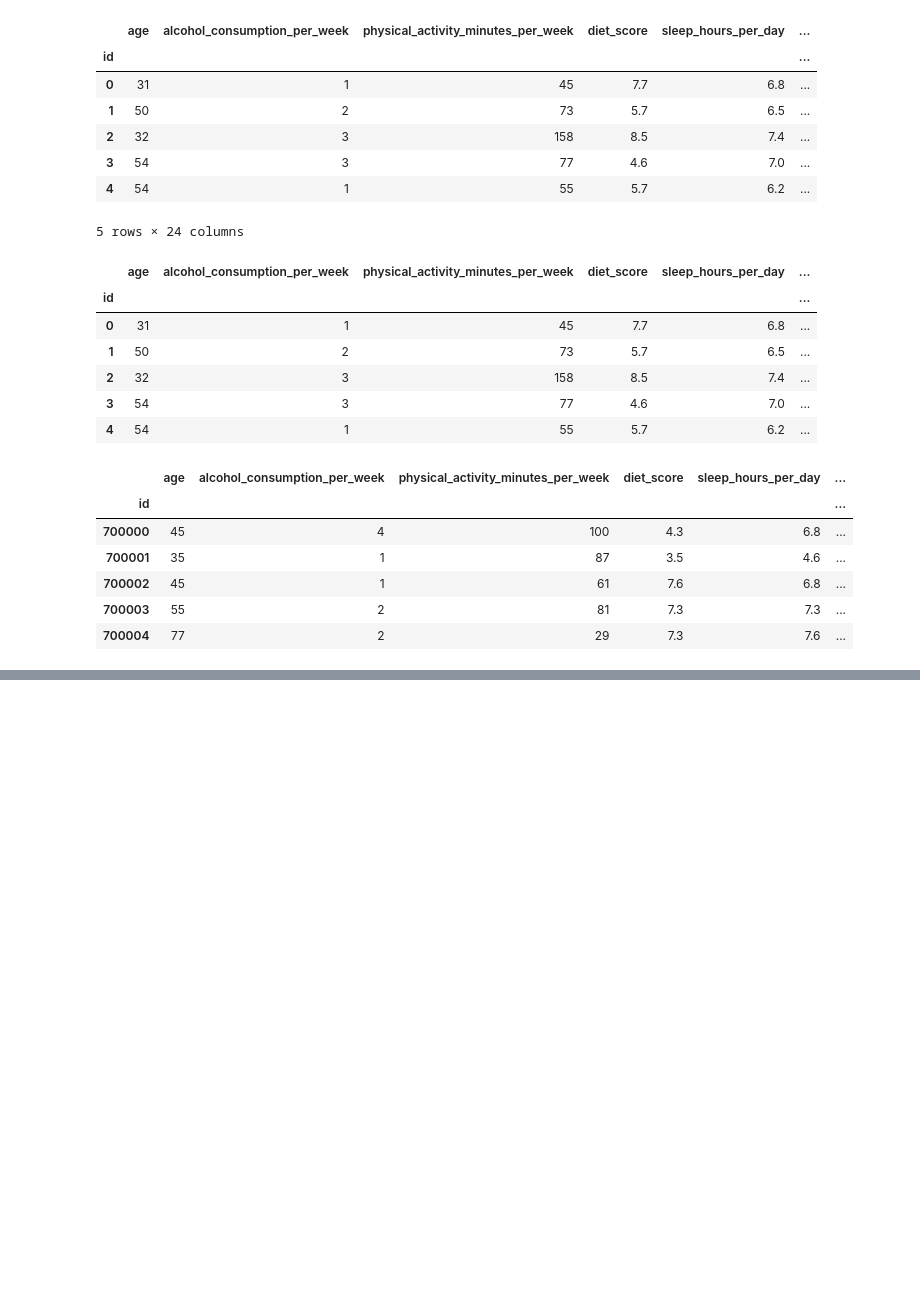
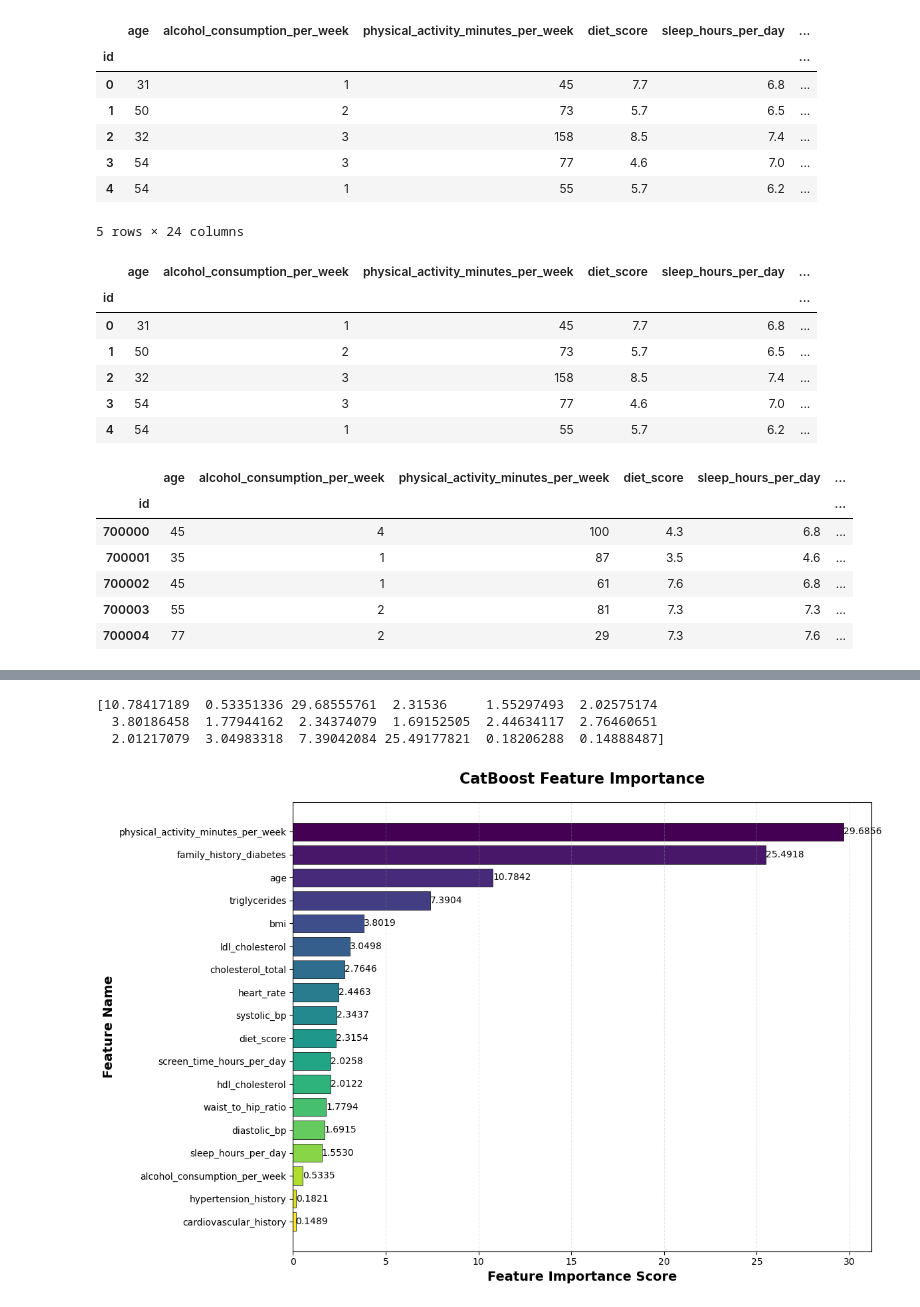
Before and after one commit to Musheng-bot/AI-Project, a Jupyter notebook: run.ipynb, the cells around one changed output, grey strips where cells are left out. Drawn from its saved outputs; the diff is of its cells as text; code cells hidden in the pictures; blank space fills up the shorter version.

```diff
--- a/run.ipynb
+++ b/run.ipynb
@@ -291,3 +270,79 @@ ROC AUC: 0.6949
+# %%
+print(cat_model.feature_importances_)
+# %% [output]
+[10.78417189  0.53351336 29.68555761  2.31536     1.55297493  2.02575174
+  3.80186458  1.77944162  2.34374079  1.69152505  2.44634117  2.76460651
+  2.01217079  3.04983318  7.39042084 25.49177821  0.18206288  0.14888487]
+# %%
+import matplotlib.pyplot as plt
+import numpy as np
+import pandas as pd
+
+# --------------------------
+# Step 1: 数据准备（需替换为你的真实特征名称和重要性数据）
+# --------------------------
+# 假设你有特征名称列表（请替换为你的真实特征名）
+# 若不知道特征名称，可通过cat_model.feature_names_获取（前提是训练时传入了特征名）
+feature_names = list(feature_train.columns)
+feature_importances = cat_model.feature_importances_
+
+# 封装为DataFrame，便于排序和处理
+feature_df = pd.DataFrame({
+    "Feature_Name": feature_names,
+    "Importance": feature_importances
+})
+
+# 按特征重要性降序排序
+feature_df = feature_df.sort_values(by="Importance", ascending=False).reset_index(drop=True)
+
+# --------------------------
+# Step 2: 绘制特征重要性图（横向条形图，更易展示特征名称）
+# --------------------------
+# 设置画布大小
+plt.figure(figsize=(12, 8))
+
+# 定义颜色（可选，美观性提升）
+colors = plt.cm.viridis(np.linspace(0, 1, len(feature_df)))
+
+# 绘制横向条形图
+bars = plt.barh(
+    y=feature_df["Feature_Name"][::-1],  # 倒序显示，让重要性最高的在顶部
+    width=feature_df["Importance"][::-1],
+    color=colors[::-1],
+    edgecolor="black",
+    linewidth=0.5
+)
+
+# 设置标题和坐标轴标签
+plt.title("CatBoost Feature Importance", fontsize=16, fontweight="bold", pad=20)
+plt.xlabel("Feature Importance Score", fontsize=14, fontweight="bold")
+plt.ylabel("Feature Name", fontsize=14, fontweight="bold")
+
+# 添加网格（提升可读性）
+plt.grid(axis="x", alpha=0.3, linestyle="--")
+
+# 在条形图上标注具体数值（可选）
+for bar in bars:
+    width = bar.get_width()
+    plt.text(
+        width + 0.001,  # 数值标注位置（略高于条形右侧）
+        bar.get_y() + bar.get_height()/2,  # 垂直居中
+        f"{width:.4f}",  # 保留4位小数
+        ha="left",
+        va="center",
+        fontsize=10
+    )
+
+# 调整布局（避免标签被截断）
+plt.tight_layout()
+
+# 保存图片（可选，分辨率300dpi）
+plt.savefig("catboost_feature_importance.png", dpi=300, bbox_inches="tight")
+
+# 显示图片
+plt.show()
+# %% [output]
+[figure, added]
 # %%
 from scipy.stats import rankdata
 
```
Also changed, not shown: parts of 12 cells of this notebook, 3 other files.
